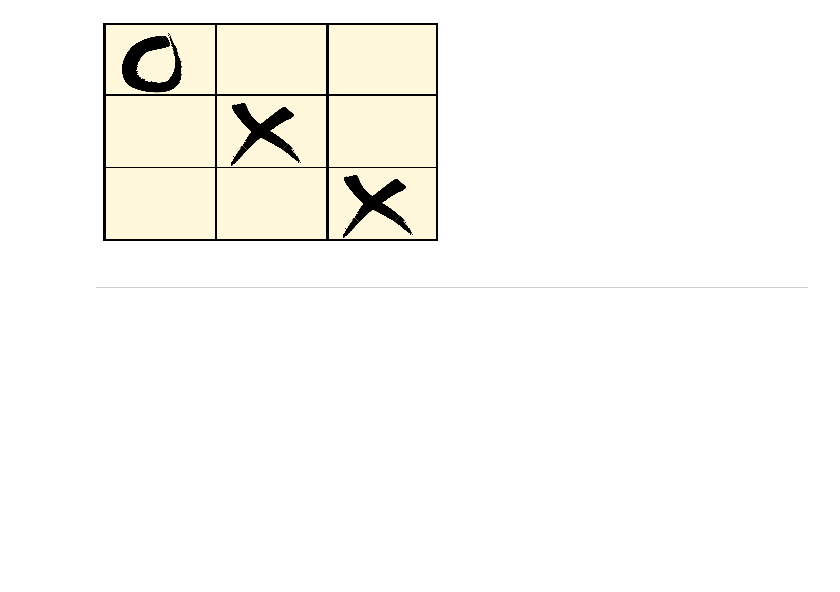
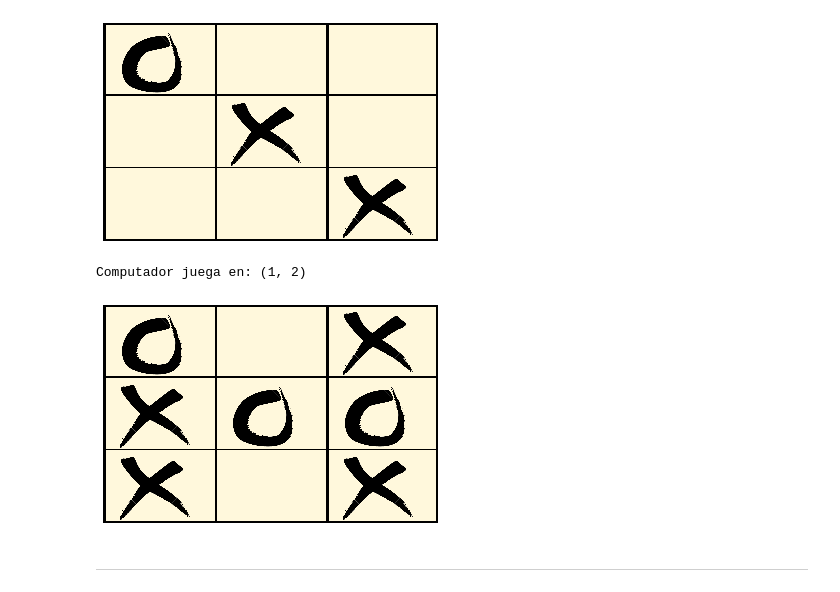
Before and after one commit to Slendercoder/IA_notebooks, a Jupyter notebook: profesor/caso_2/minmax_profesor.ipynb, the cells around one changed output. Drawn from its saved outputs; the diff is of its cells as text; code cells hidden in the pictures; blank space fills up the shorter version.

```diff
--- a/profesor/caso_2/minmax_profesor.ipynb
+++ b/profesor/caso_2/minmax_profesor.ipynb
@@ -397,6 +435,20 @@ print("Computador juega en:", minimax_decision(T, s1)) # Debe ser (0, 2)
 # %% [output]
 Computador juega en: (0, 2)
 [figure]
+# %%
+# Sexto tablero de prueba
+s1 = T.transicion(s, (2,0))
+s1 = T.transicion(s1, (1,1))
+s1 = T.transicion(s1, (2,2))
+s1 = T.transicion(s1, (2,1))
+s1 = T.transicion(s1, (0,1))
+s1 = T.transicion(s1, (0,0))
+s1 = T.transicion(s1, (0,2))
+T.pintar_estado(s1)
+print("Computador juega en:", minimax_decision(T, s1)) # Debe ser (1, 2)
+# %% [output]
+Computador juega en: (1, 2)
+[figure, added]
 # %% [markdown]
 ---
 # %% [markdown]
```
Also changed, not shown: parts of 5 cells of this notebook, 1 other file.
